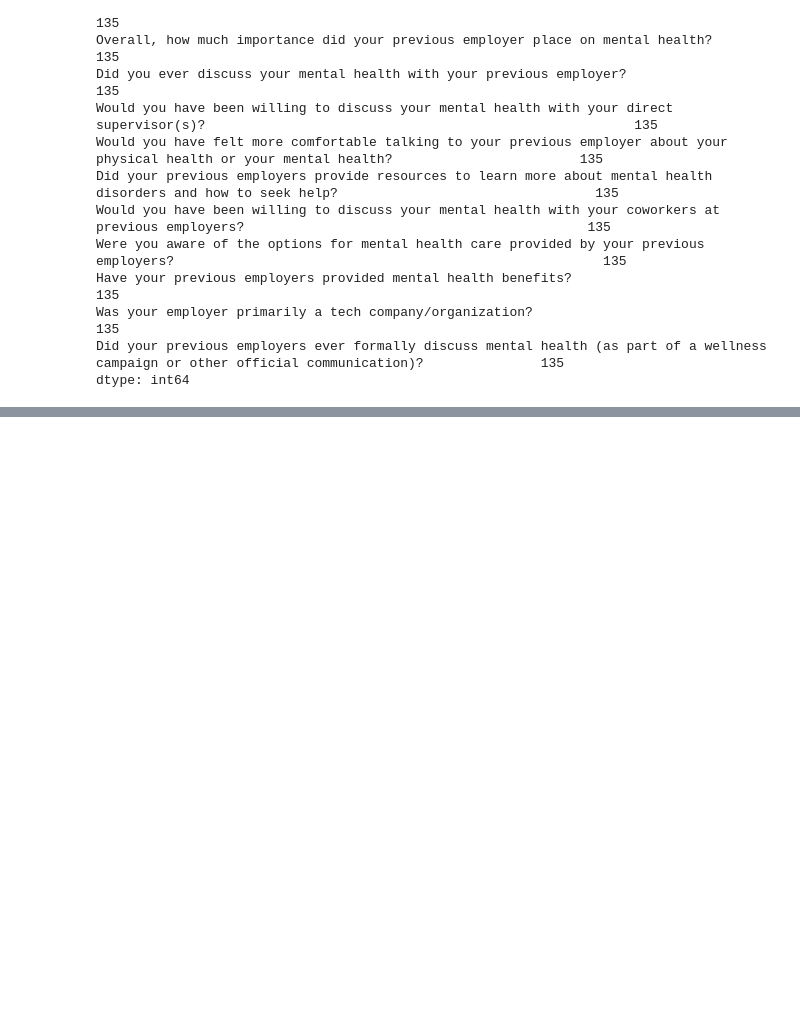
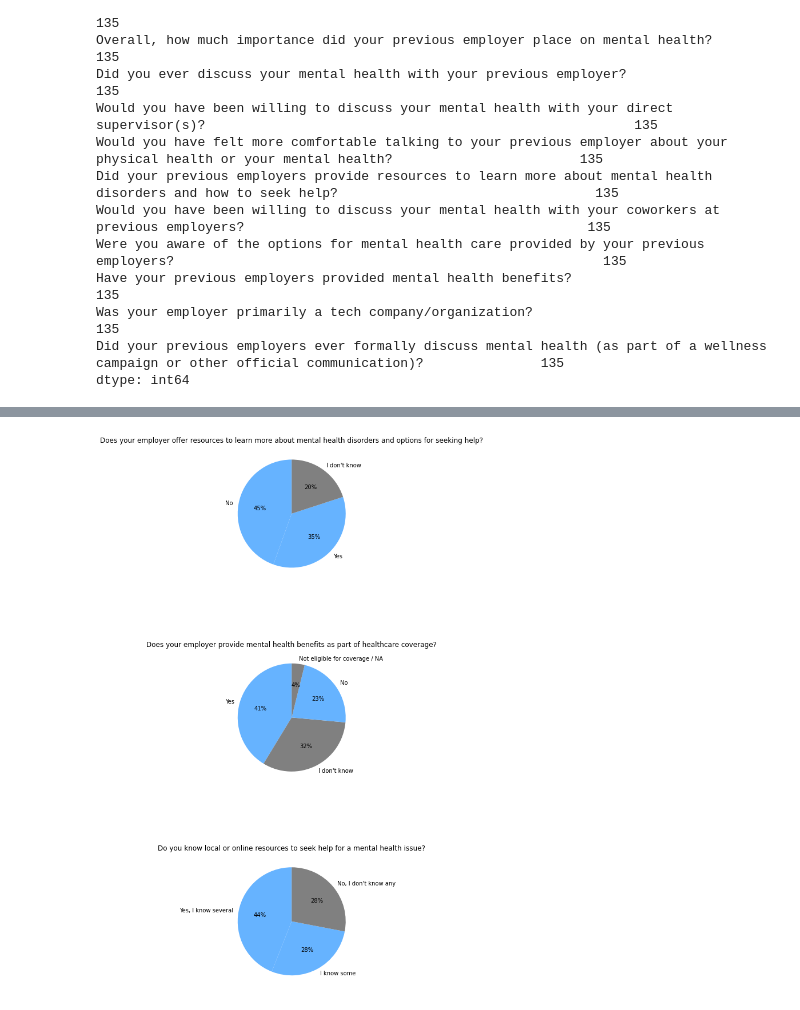
Before and after one commit to zohir/Please-mind-the-mental-illness-gap, a Jupyter notebook: Please-mind-the-mental-illness-gap.ipynb, the cells around one changed output, grey strips where cells are left out. Drawn from its saved outputs; the diff is of its cells as text; code cells hidden in the pictures; blank space fills up the shorter version.

```diff
--- a/Please-mind-the-mental-illness-gap.ipynb
+++ b/Please-mind-the-mental-illness-gap.ipynb
@@ -207,0 +258,30 @@ Would you feel more comfortable talking to your coworkers about your physical he
+# %%
+questions_for_A = ['Does your employer offer resources to learn more about mental health disorders and options for seeking help?',
+                   'Does your employer provide mental health benefits as part of healthcare coverage?',
+                   'Do you know local or online resources to seek help for a mental health issue?']
+
+answers_for_A_implies_knowing = [['Yes','No' ],
+                                 ['Yes', 'No'],
+                                 ['Yes, I know several', 'I know some']]
+
+df_A =[]
+for q in questions_for_A:
+    df_A.append(df[q].value_counts())
+
+df_A_len = len(df_A)
+fig, axs = plt.subplots(df_A_len, 1, figsize=[5, 5 * df_A_len]);
+fig.set_tight_layout(True)
+
+for i in range(df_A_len):
+    axs[i].set_title(questions_for_A[i], wrap=True, fontsize=12);
+    df_A_i_keys = df_A[i].keys()
+    ax_colors = []
+    for k in df_A_i_keys:
+        if(k in answers_for_A_implies_knowing[i]):
+            ax_colors.append('#66b3ff')
+        else:
+            ax_colors.append('grey')
+
+    axs[i].pie(df_A[i], colors = ax_colors, labels=df_A_i_keys, startangle=90, autopct='%1.f%%');
+# %% [output]
+[figure, added]
```
Also changed, not shown: parts of 30 cells of this notebook.
